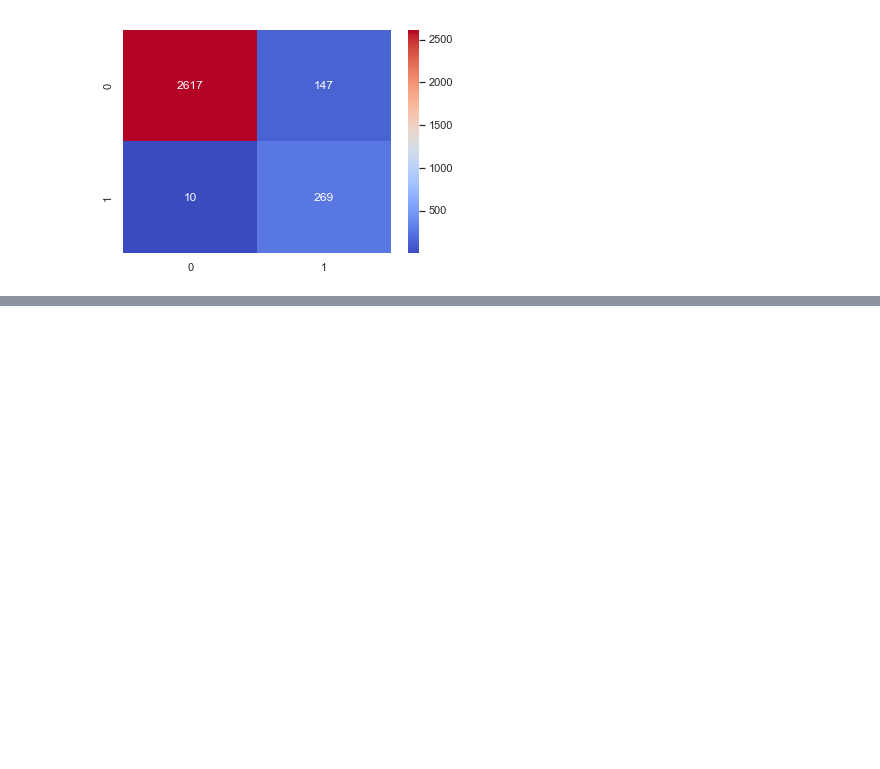
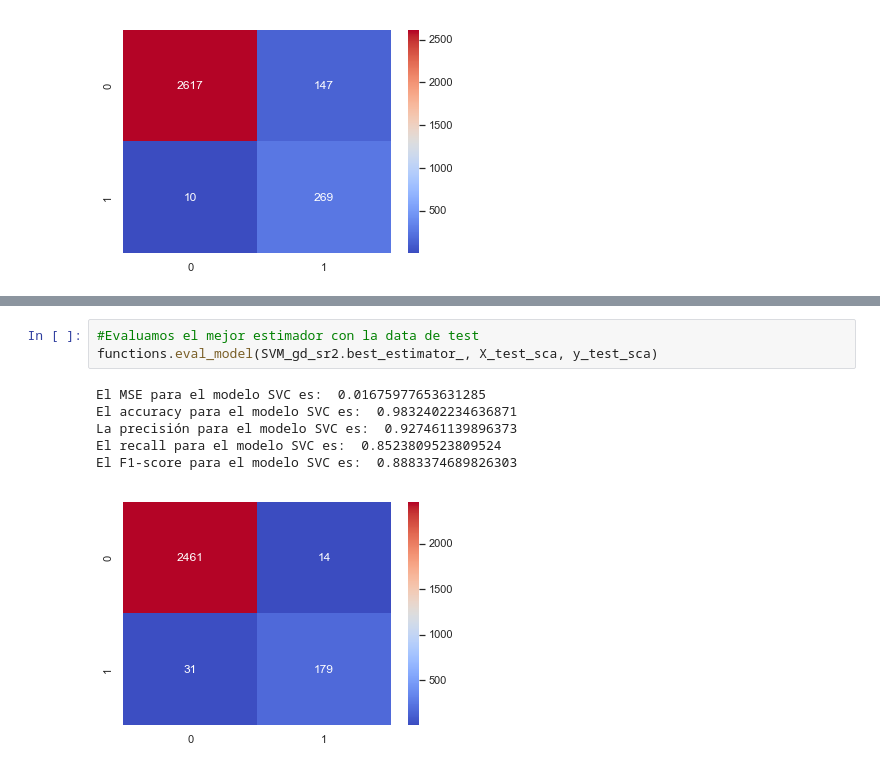
Before and after one commit to MrCycler/ML_PULSAR_CLASSIFICATION_PROJECT, a Jupyter notebook: APLICACION DE ALGORITMOS/Prueba_Algoritmos_DataNormalizada.ipynb, the cells around one changed output, grey strips where cells are left out. Drawn from its saved outputs; the diff is of its cells as text; blank space fills up the shorter version.

```diff
--- a/APLICACION DE ALGORITMOS/Prueba_Algoritmos_DataNormalizada.ipynb
+++ b/APLICACION DE ALGORITMOS/Prueba_Algoritmos_DataNormalizada.ipynb
@@ -581,0 +582,10 @@ El F1-score para el modelo MLPClassifier es:  0.7741007194244605
+# %%
+#Evaluamos el mejor estimador con la data de test
+functions.eval_model(SVM_gd_sr2.best_estimator_, X_test_sca, y_test_sca)
+# %% [output]
+El MSE para el modelo SVC es:  0.01675977653631285
+El accuracy para el modelo SVC es:  0.9832402234636871
+La precisión para el modelo SVC es:  0.927461139896373
+El recall para el modelo SVC es:  0.8523809523809524
+El F1-score para el modelo SVC es:  0.8883374689826303
+[figure, added]
```
Also changed, not shown: parts of 15 cells of this notebook.
